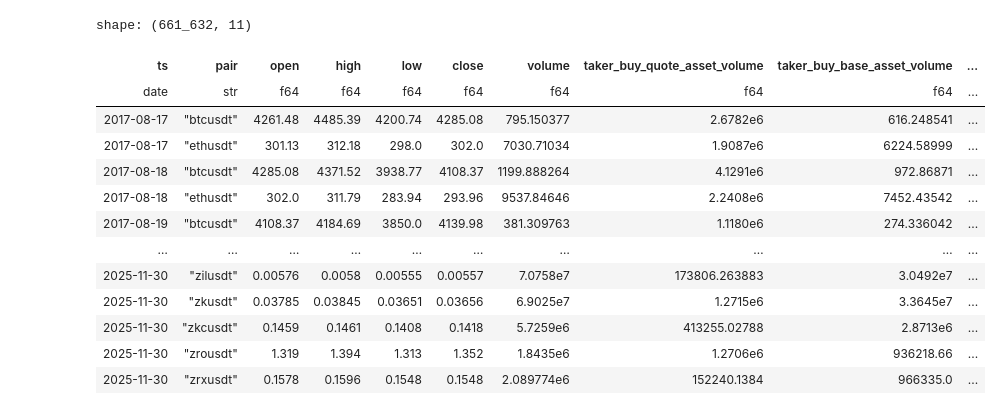
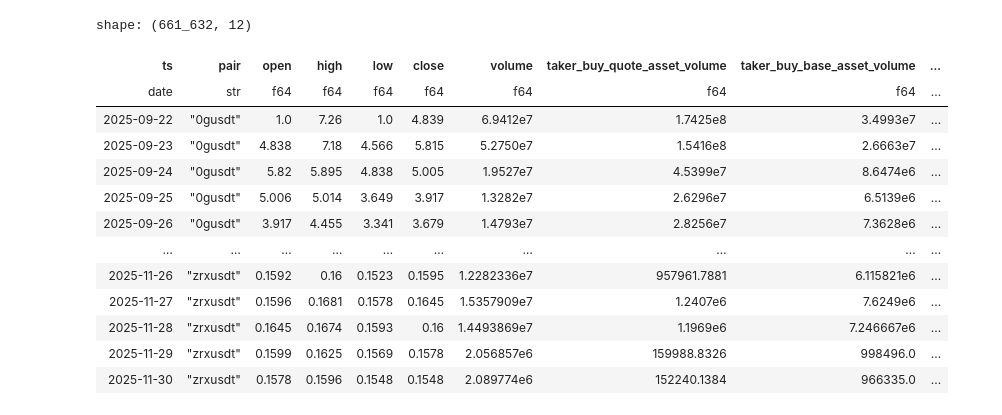
Before and after one commit to flanfly/studies, a Jupyter notebook: binance-spot.ipynb, the cells around one changed output. Saved outputs shown, nothing was run; the diff lists cells and outputs as text; code cells hidden in the pictures.

```diff
--- a/binance-spot.ipynb
+++ b/binance-spot.ipynb
@@ -1,40 +1,40 @@
 # %%
 # volatility, taker buy/sell ratio, momentum, auto correlation, level
 
 import polars as pl
 
 vol_window = 30
-yz_k = 0.34 / (1.34 / (vol_window + 1) / (vol_window - 1))
+yz_k = 0.34 / (1.34 + (vol_window + 1) / (vol_window - 1))
 
-pl.read_parquet('binance-1d-spot-stable-pairs.parquet').with_columns([
+df = pl.read_parquet('binance-1d-spot-stable-pairs.parquet').sort(['symbol', 'ts']).with_columns([
     # yang-zhang volatility
     (
         # overnight term
-        (pl.col('open') / pl.col('close').shift(1)).log().rolling_var(window_size=30) +
+        (pl.col('open') / pl.col('close').shift(1)).log()#+.rolling_var(window_size=30).over('symbol') +
         # open-close term
-        (yz_k * (pl.col('close') / pl.col('open')).log().rolling_var(window_size=30)) +
+        (yz_k * (pl.col('close') / pl.col('open')).log()+#.rolling_var(window_size=30).over('symbol')) +
         # rogers-satchell term
-        ((1 - yz_k) * (((pl.col('high') / pl.col('close')).log() * (pl.col('high') / pl.col('open')).log()) +
-            ((pl.col('low') / pl.col('close')).log() * (pl.col('low') / pl.col('open')).log())).rolling_mean(30))
-    ).alias('sigma_yz'),
+        ((1 - yz_k) * (
+            ((pl.col('high') / pl.col('close')).log() * (pl.col('high') / pl.col('open')).log()) +
+            ((pl.col('low') / pl.col('close')).log() * (pl.col('low') / pl.col('open')).log())
+        )#.rolling_mean(30).over('symbol'))
+    ).sqrt().alias('sigma_yz'),
 
-    # target: tomorrows log return
-    (pl.col('close') / pl.col('close').shift(1)).log().shift(-1),
-
-
+    # todays log return
+    (pl.col('close') / pl.col('close').shift(1)).log().over('symbol').alias('ret'),
 ])
 # %% [output]
-shape: (661_632, 11)
+shape: (661_632, 12)
 | ts | pair | open | high | low | close | volume | taker_buy_quote_asset_volume | taker_buy_base_asset_volume | ... |
 | date | str | f64 | f64 | f64 | f64 | f64 | f64 | f64 | ... |
-| 2017-08-17 | "btcusdt" | 4261.48 | 4485.39 | 4200.74 | 4285.08 | 795.150377 | 2.6782e6 | 616.248541 | ... |
-| 2017-08-17 | "ethusdt" | 301.13 | 312.18 | 298.0 | 302.0 | 7030.71034 | 1.9087e6 | 6224.58999 | ... |
-| 2017-08-18 | "btcusdt" | 4285.08 | 4371.52 | 3938.77 | 4108.37 | 1199.888264 | 4.1291e6 | 972.86871 | ... |
-| 2017-08-18 | "ethusdt" | 302.0 | 311.79 | 283.94 | 293.96 | 9537.84646 | 2.2408e6 | 7452.43542 | ... |
-| 2017-08-19 | "btcusdt" | 4108.37 | 4184.69 | 3850.0 | 4139.98 | 381.309763 | 1.1180e6 | 274.336042 | ... |
+| 2025-09-22 | "0gusdt" | 1.0 | 7.26 | 1.0 | 4.839 | 6.9412e7 | 1.7425e8 | 3.4993e7 | ... |
+| 2025-09-23 | "0gusdt" | 4.838 | 7.18 | 4.566 | 5.815 | 5.2750e7 | 1.5416e8 | 2.6663e7 | ... |
+| 2025-09-24 | "0gusdt" | 5.82 | 5.895 | 4.838 | 5.005 | 1.9527e7 | 4.5399e7 | 8.6474e6 | ... |
+| 2025-09-25 | "0gusdt" | 5.006 | 5.014 | 3.649 | 3.917 | 1.3282e7 | 2.6296e7 | 6.5139e6 | ... |
+| 2025-09-26 | "0gusdt" | 3.917 | 4.455 | 3.341 | 3.679 | 1.4793e7 | 2.8256e7 | 7.3628e6 | ... |
 | … | … | … | … | … | … | … | … | … | ... |
-| 2025-11-30 | "zilusdt" | 0.00576 | 0.0058 | 0.00555 | 0.00557 | 7.0758e7 | 173806.263883 | 3.0492e7 | ... |
-| 2025-11-30 | "zkusdt" | 0.03785 | 0.03845 | 0.03651 | 0.03656 | 6.9025e7 | 1.2715e6 | 3.3645e7 | ... |
-| 2025-11-30 | "zkcusdt" | 0.1459 | 0.1461 | 0.1408 | 0.1418 | 5.7259e6 | 413255.02788 | 2.8713e6 | ... |
-| 2025-11-30 | "zrousdt" | 1.319 | 1.394 | 1.313 | 1.352 | 1.8435e6 | 1.2706e6 | 936218.66 | ... |
+| 2025-11-26 | "zrxusdt" | 0.1592 | 0.16 | 0.1523 | 0.1595 | 1.2282336e7 | 957961.7881 | 6.115821e6 | ... |
+| 2025-11-27 | "zrxusdt" | 0.1596 | 0.1681 | 0.1578 | 0.1645 | 1.5357909e7 | 1.2407e6 | 7.6249e6 | ... |
+| 2025-11-28 | "zrxusdt" | 0.1645 | 0.1674 | 0.1593 | 0.16 | 1.4493869e7 | 1.1969e6 | 7.246667e6 | ... |
+| 2025-11-29 | "zrxusdt" | 0.1599 | 0.1625 | 0.1569 | 0.1578 | 2.056857e6 | 159988.8326 | 998496.0 | ... |
 | 2025-11-30 | "zrxusdt" | 0.1578 | 0.1596 | 0.1548 | 0.1548 | 2.089774e6 | 152240.1384 | 966335.0 | ... |
```
Also changed, not shown: parts of 1 cell of this notebook, 4 other files.
